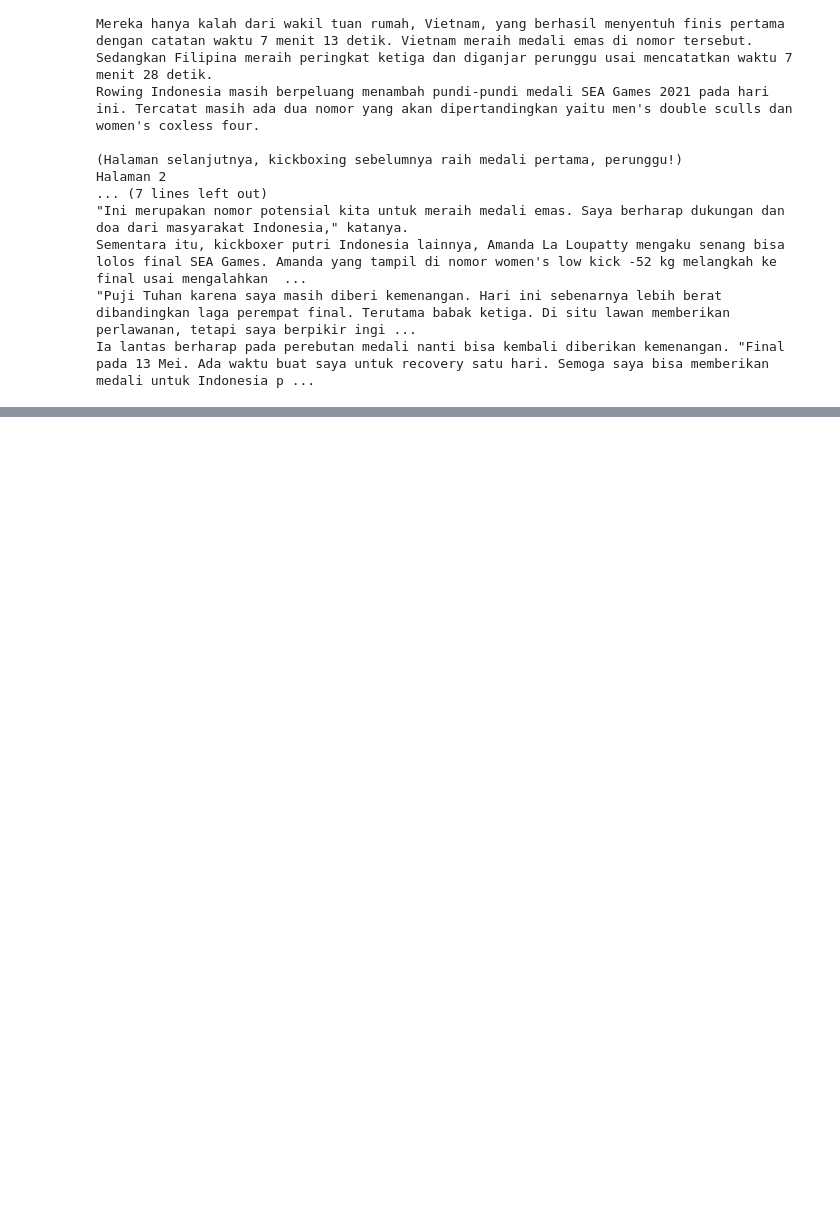
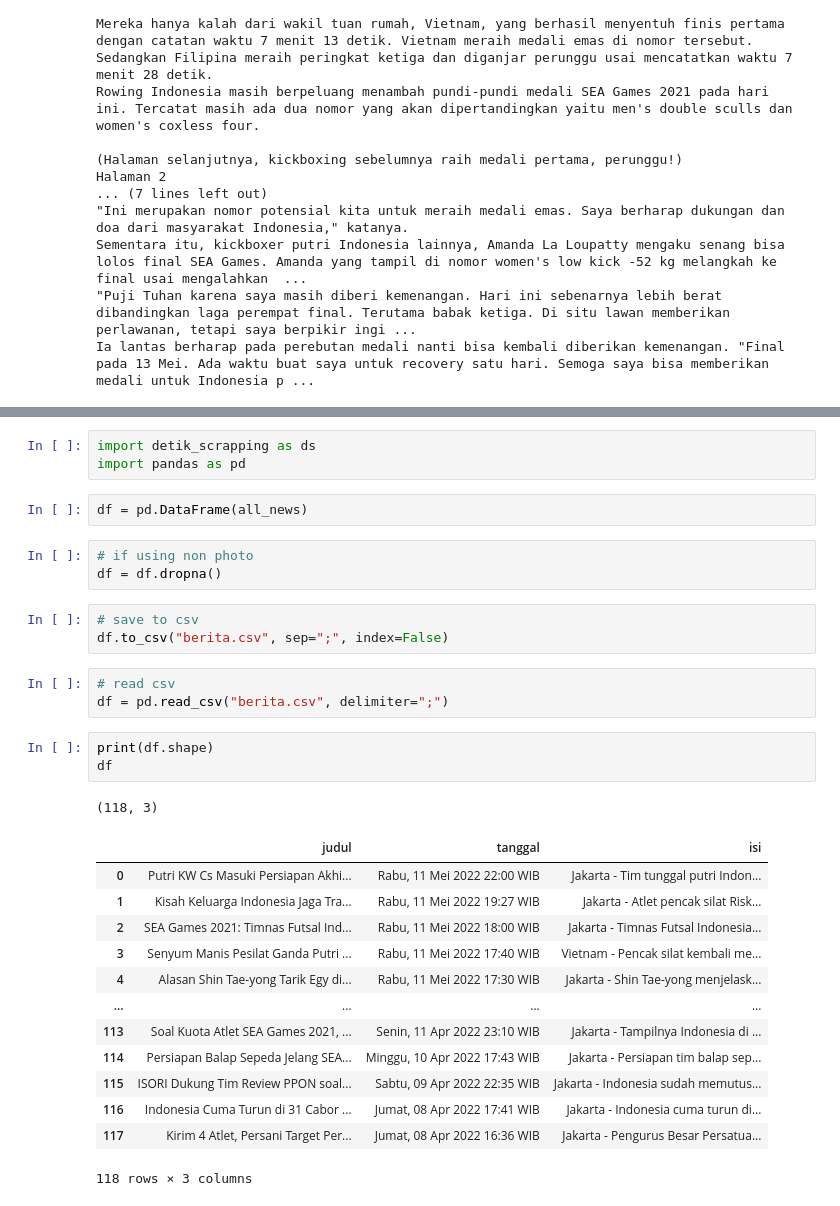
Before and after one commit to ahmadrizkik/detik_scraping, a Jupyter notebook: main.ipynb, the cells around one changed output, grey strips where cells are left out. Saved outputs shown, nothing was run; the diff lists cells and outputs as text; blank space fills up the shorter version.

```diff
--- a/mainv1.ipynb
+++ b/main.ipynb
@@ -941,0 +1506,32 @@ Ia lantas berharap pada perebutan medali nanti bisa kembali diberikan kemenangan
+# %%
+import detik_scrapping as ds
+import pandas as pd
+# %%
+df = pd.DataFrame(all_news)
+# %%
+# if using non photo
+df = df.dropna()
+# %%
+# save to csv
+df.to_csv("berita.csv", sep=";", index=False)
+# %%
+# read csv
+df = pd.read_csv("berita.csv", delimiter=";")
+# %%
+print(df.shape)
+df
+# %% [output]
+(118, 3)
+|  | judul | tanggal | isi |
+| 0 | Putri KW Cs Masuki Persiapan Akhi... | Rabu, 11 Mei 2022 22:00 WIB | Jakarta - Tim tunggal putri Indon... |
+| 1 | Kisah Keluarga Indonesia Jaga Tra... | Rabu, 11 Mei 2022 19:27 WIB | Jakarta - Atlet pencak silat Risk... |
+| 2 | SEA Games 2021: Timnas Futsal Ind... | Rabu, 11 Mei 2022 18:00 WIB | Jakarta - Timnas Futsal Indonesia... |
+| 3 | Senyum Manis Pesilat Ganda Putri ... | Rabu, 11 Mei 2022 17:40 WIB | Vietnam - Pencak silat kembali me... |
+| 4 | Alasan Shin Tae-yong Tarik Egy di... | Rabu, 11 Mei 2022 17:30 WIB | Jakarta - Shin Tae-yong menjelask... |
+| ... | ... | ... | ... |
+| 113 | Soal Kuota Atlet SEA Games 2021, ... | Senin, 11 Apr 2022 23:10 WIB | Jakarta - Tampilnya Indonesia di ... |
+| 114 | Persiapan Balap Sepeda Jelang SEA... | Minggu, 10 Apr 2022 17:43 WIB | Jakarta - Persiapan tim balap sep... |
+| 115 | ISORI Dukung Tim Review PPON soal... | Sabtu, 09 Apr 2022 22:35 WIB | Jakarta - Indonesia sudah memutus... |
+| 116 | Indonesia Cuma Turun di 31 Cabor ... | Jumat, 08 Apr 2022 17:41 WIB | Jakarta - Indonesia cuma turun di... |
+| 117 | Kirim 4 Atlet, Persani Target Per... | Jumat, 08 Apr 2022 16:36 WIB | Jakarta - Pengurus Besar Persatua... |
+118 rows × 3 columns
```
Also changed, not shown: parts of 26 cells of this notebook, 2 other files.
